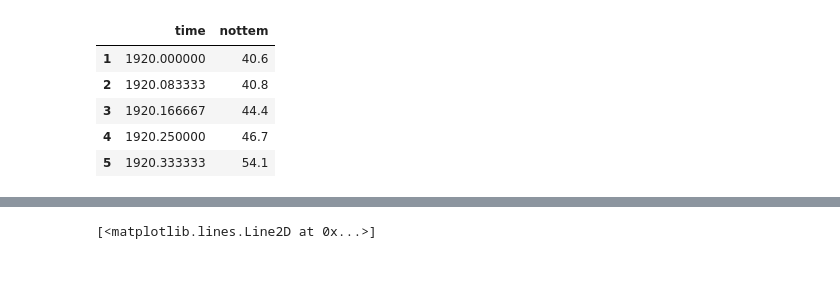
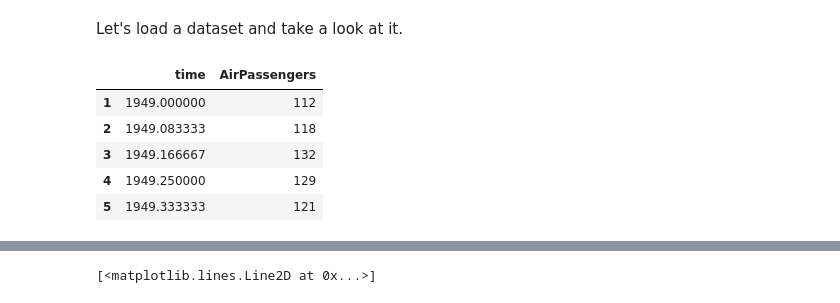
Before and after one commit to UBICO/more-iot, a Jupyter notebook: live-examples/time-series.ipynb, the cells around one changed output, grey strips where cells are left out. Saved outputs shown, nothing was run; the diff lists cells and outputs as text; code cells hidden in the pictures; blank space fills up the shorter version.

```diff
--- a/live-examples/time-series.ipynb
+++ b/live-examples/time-series.ipynb
@@ -9,14 +11,16 @@ from sklearn.metrics import mean_squared_error
 
 import warnings
 warnings.filterwarnings('ignore')
+# %% [markdown]
+Let's load a dataset and take a look at it.
 # %%
-NAME='nottem' # AirPassengers, nottem, nhtemp
+NAME='AirPassengers' # AirPassengers, nottem, nhtemp
 df = data(NAME)
 df[:5]
 # %% [output]
-|  | time | nottem |
-| 1 | 1920.000000 | 40.6 |
-| 2 | 1920.083333 | 40.8 |
-| 3 | 1920.166667 | 44.4 |
-| 4 | 1920.250000 | 46.7 |
-| 5 | 1920.333333 | 54.1 |
+|  | time | AirPassengers |
+| 1 | 1949.000000 | 112 |
+| 2 | 1949.083333 | 118 |
+| 3 | 1949.166667 | 132 |
+| 4 | 1949.250000 | 129 |
+| 5 | 1949.333333 | 121 |
```
Also changed, not shown: parts of 13 cells of this notebook, 1 other file.
